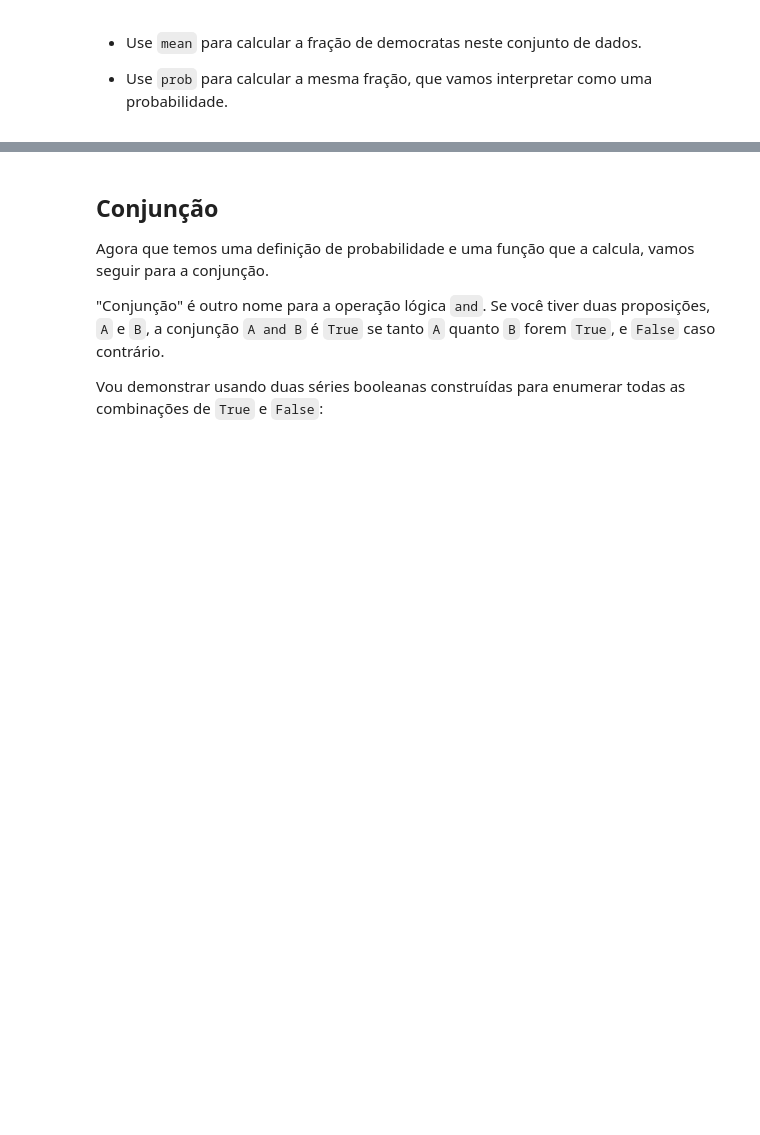
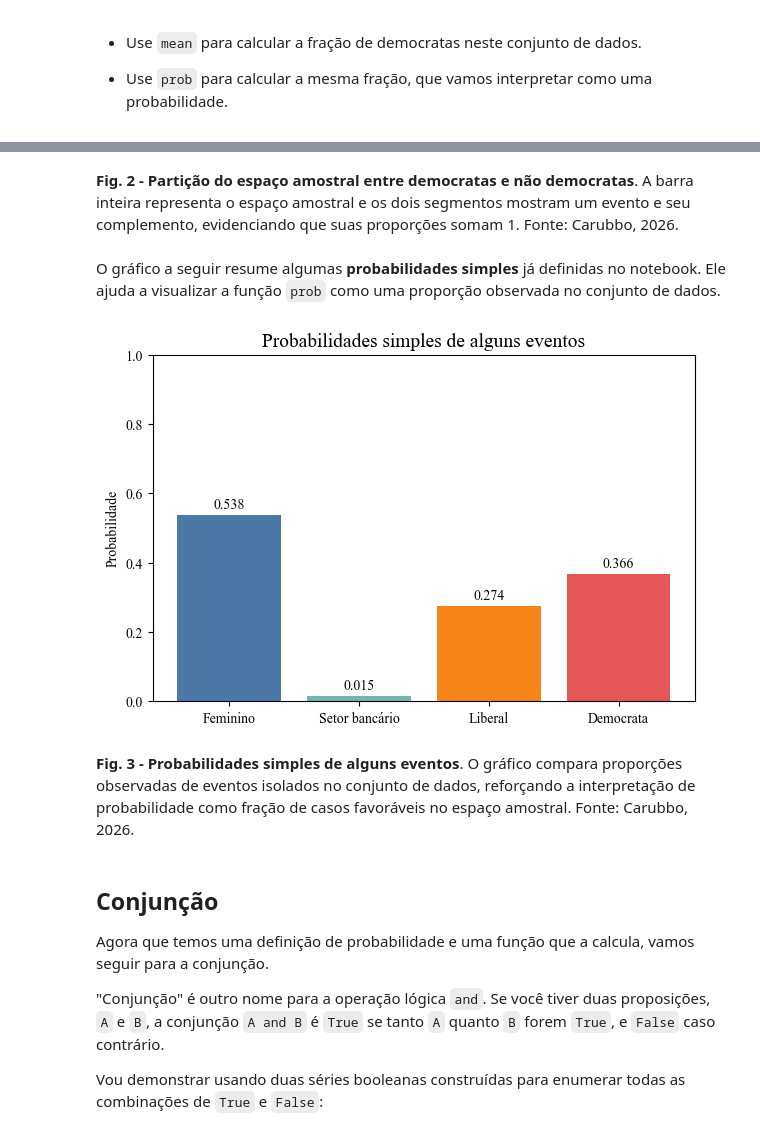
Before and after one commit to carubbi/T199_N724, a Jupyter notebook: aulas/notebooks/6_PRB.ipynb, the cells around one changed output, grey strips where cells are left out. Drawn from its saved outputs; the diff is of its cells as text; code cells hidden in the pictures; blank space fills up the shorter version.

```diff
--- a/aulas/notebooks/6_PRB.ipynb
+++ b/aulas/notebooks/6_PRB.ipynb
@@ -356,3 +450,40 @@ democrata = (gss['partido'] <= 1)
+# %% [markdown]
+**Fig. 2 - Partição do espaço amostral entre democratas e não democratas**. A barra inteira representa o espaço amostral e os dois segmentos mostram um evento e seu complemento, evidenciando que suas proporções somam 1. Fonte: Carubbo, 2026.
+# %% [markdown]
+O gráfico a seguir resume algumas **probabilidades simples** já definidas no notebook. Ele ajuda a visualizar a função `prob` como uma proporção observada no conjunto de dados.
+# %%
+# Organiza as probabilidades simples que serão comparadas no gráfico
+eventos = {
+    'Feminino': prob(feminino),
+    'Setor bancário': prob(setor_bancario),
+    'Liberal': prob(liberal),
+    'Democrata': prob(democrata),
+}
+
+# Desenha o gráfico de barras das probabilidades simples
+barras = plt.bar(
+    eventos.keys(),
+    eventos.values(),
+    color=['#4C78A8', '#72B7B2', '#F58518', '#E45756']
+)
+
+# Adiciona rótulos numéricos sobre cada barra
+for barra in barras:
+    altura = barra.get_height()
+    plt.text(
+        barra.get_x() + barra.get_width() / 2,
+        altura + 0.02,
+        f'{altura:.3f}',
+        ha='center'
+    )
+plt.ylabel('Probabilidade')
+plt.ylim(0, 1)
+plt.title('Probabilidades simples de alguns eventos')
+plt.show()
+# %% [output]
+[figure, added]
+# %% [markdown]
+**Fig. 3 - Probabilidades simples de alguns eventos**. O gráfico compara proporções observadas de eventos isolados no conjunto de dados, reforçando a interpretação de probabilidade como fração de casos favoráveis no espaço amostral. Fonte: Carubbo, 2026.
 # %% [markdown]
 ## Conjunção
 
```
Also changed, not shown: parts of 19 cells of this notebook, 1 other file.
